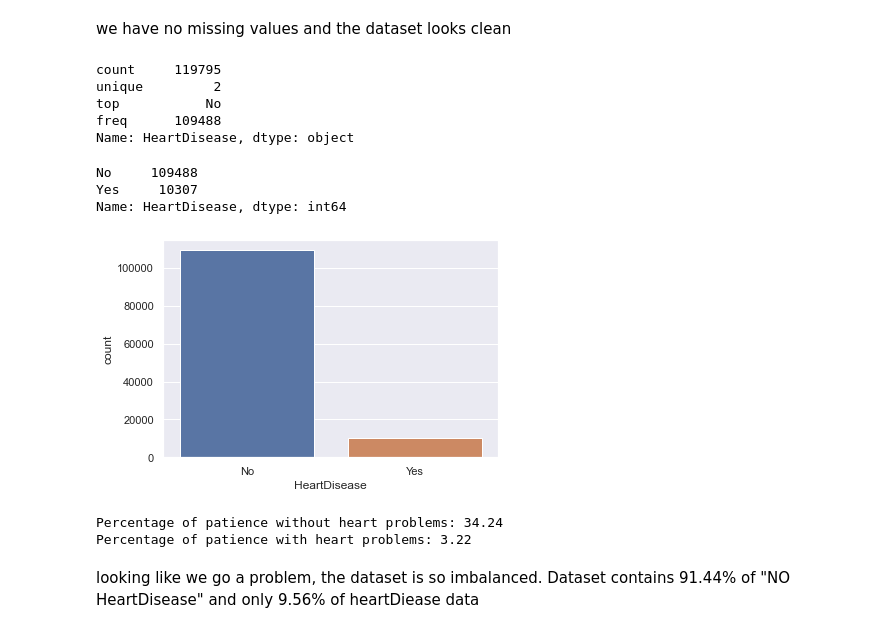
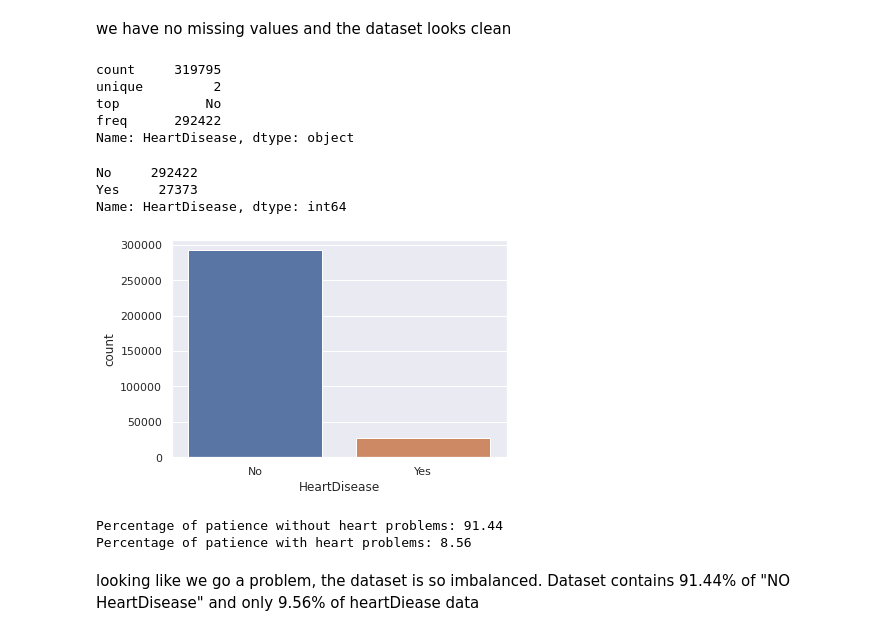
Before and after one commit to rehabalaswad/DSI_capstone_HeartDiseasePrediction, a Jupyter notebook: Src/Heart.ipynb, the cells around one changed output. Drawn from its saved outputs; the diff is of its cells as text; code cells hidden in the pictures.

```diff
--- a/Src/Heart.ipynb
+++ b/Src/Heart.ipynb
@@ -32,6 +41,7 @@ warnings.filterwarnings('ignore')
 # %%
-dataset = pd.read_csv("heart_2020_cleaned.csv")
-dataset.head()
+#reading the data
+heart = pd.read_csv("/content/heart_2020_cleaned.csv")
+heart.head()
 # %% [output]
 |  | HeartDisease | BMI | Smoking | AlcoholDrinking | Stroke | PhysicalHealth | MentalHealth | DiffWalking | ... |
 | 0 | No | 16.60 | Yes | No | No | 3.0 | 30.0 | No | ... |
@@ -71,0 +112,5 @@ memory usage: 16.5+ MB
+# %%
+
+for i in heart.columns:
+    heart[i] = heart[i].astype('category')
+    print(heart[i].value_counts())
@@ -72,33 +135,33 @@ memory usage: 16.5+ MB
 # %% [markdown]
 we have no missing values and the dataset looks clean
 # %%
-dataset["HeartDisease"].describe()
+heart["HeartDisease"].describe()
 # %% [output]
-count     119795
+count     319795
 unique         2
 top           No
-freq      109488
+freq      292422
 Name: HeartDisease, dtype: object
 # %%
-y = dataset["HeartDisease"]
+y = heart["HeartDisease"]
 
 sns.countplot(y)
 
 
-target_temp = dataset["HeartDisease"].value_counts()
+target_temp = heart["HeartDisease"].value_counts()
 
 print(target_temp)
 # %% [output]
-No     109488
-Yes     10307
+No     292422
+Yes     27373
 Name: HeartDisease, dtype: int64
-[figure, old version]
+[figure, new version]
 # %%
 print("Percentage of patience without heart problems: "+str(round(target_temp[0]*100/319795,2)))
 print("Percentage of patience with heart problems: "+str(round(target_temp[1]*100/319795,2)))
 # %% [output]
-Percentage of patience without heart problems: 34.24
-Percentage of patience with heart problems: 3.22
+Percentage of patience without heart problems: 91.44
+Percentage of patience with heart problems: 8.56
 # %% [markdown]
 looking like we go a problem, the dataset is so imbalanced. Dataset contains 91.44% of "NO HeartDisease" and only 9.56% of heartDiease data
 # %% [markdown]
```
Also changed, not shown: parts of 44 cells of this notebook, 2 other files.
